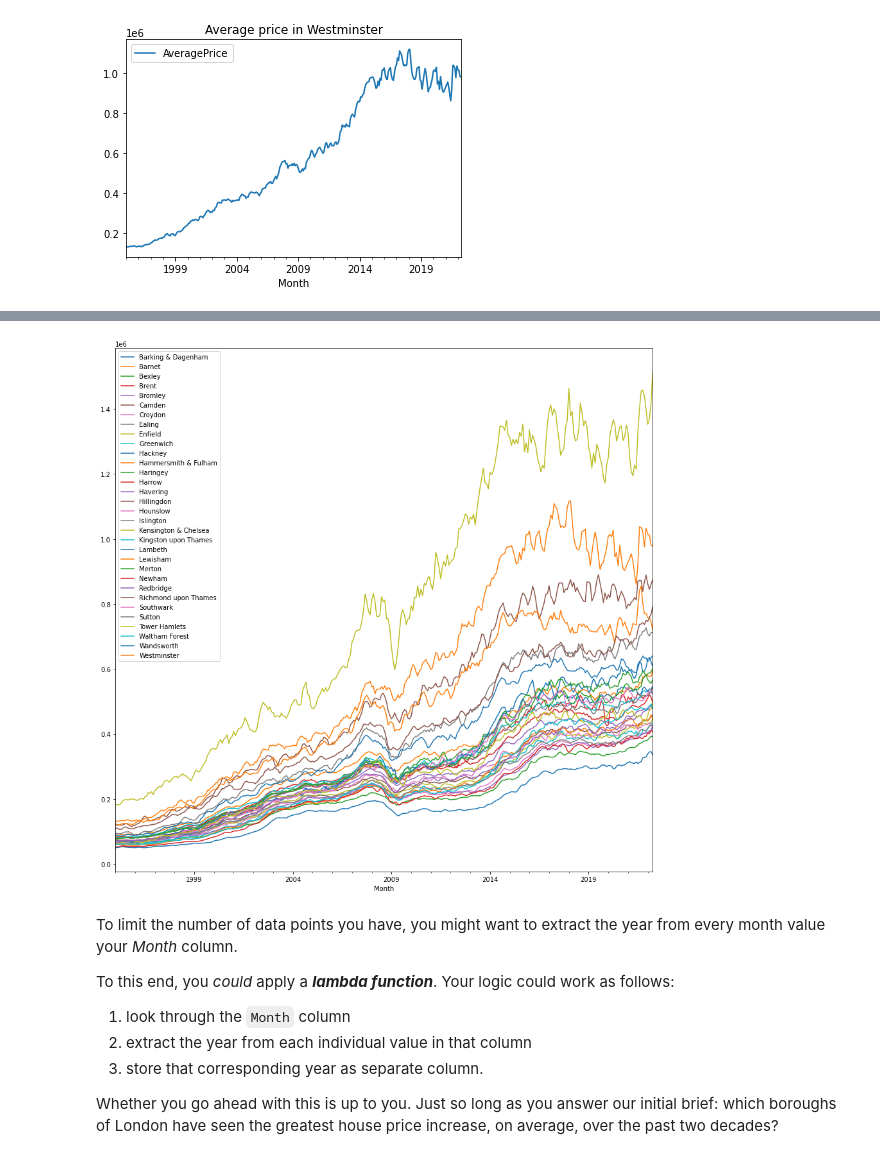
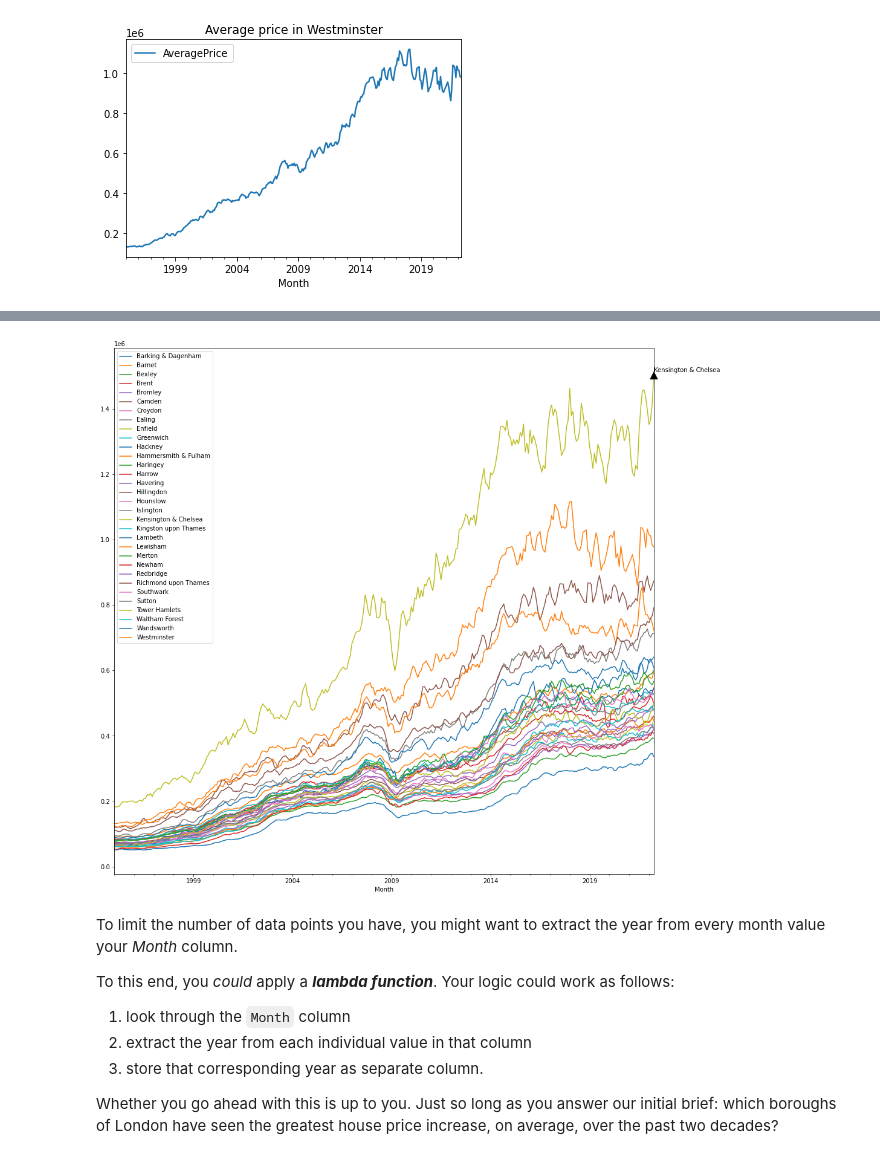
Before and after one commit to rikki731/springboard, a Jupyter notebook: Unit4Challenge-Tier3.ipynb, the cells around one changed output, grey strips where cells are left out. Cells and saved outputs as stored; diff of their text form; code cells hidden in the pictures.

```diff
--- a/Unit4Challenge-Tier3.ipynb
+++ b/Unit4Challenge-Tier3.ipynb
@@ -205,8 +205,10 @@ properties_melt[properties_melt['Boroughs'] == 'Westminster'].plot(x='Month', y=
 <AxesSubplot:title={'center':'Average price in Westminster'}, xlabel='Month'>
 [figure]
 # %%
-fig, ax = plt.subplots(figsize = (15,15))
+fig, ax = plt.subplots(figsize = (16,16))
 for label, df in properties_melt.groupby('Boroughs'):
     df.plot(x='Month', y='AveragePrice', kind = 'line', ax = ax, label = label)
 plt.legend()
+max = properties_melt[properties_melt['AveragePrice'] == properties_melt['AveragePrice'].max()]
+ax.annotate(max.iloc[0,0], xy=(max.iloc[0,2], max.iloc[0,3]), xytext=(max.iloc[0,2] , max.iloc[0,3]), arrowprops=dict(facecolor='black', shrink=0.05))
 # %% [output]
@@ -214,4 +216,4 @@ plt.legend()
-[figure, old version]
+[figure, new version]
 # %% [markdown]
 To limit the number of data points you have, you might want to extract the year from every month value your *Month* column.
 
```
Also changed, not shown: parts of 3 cells of this notebook.
